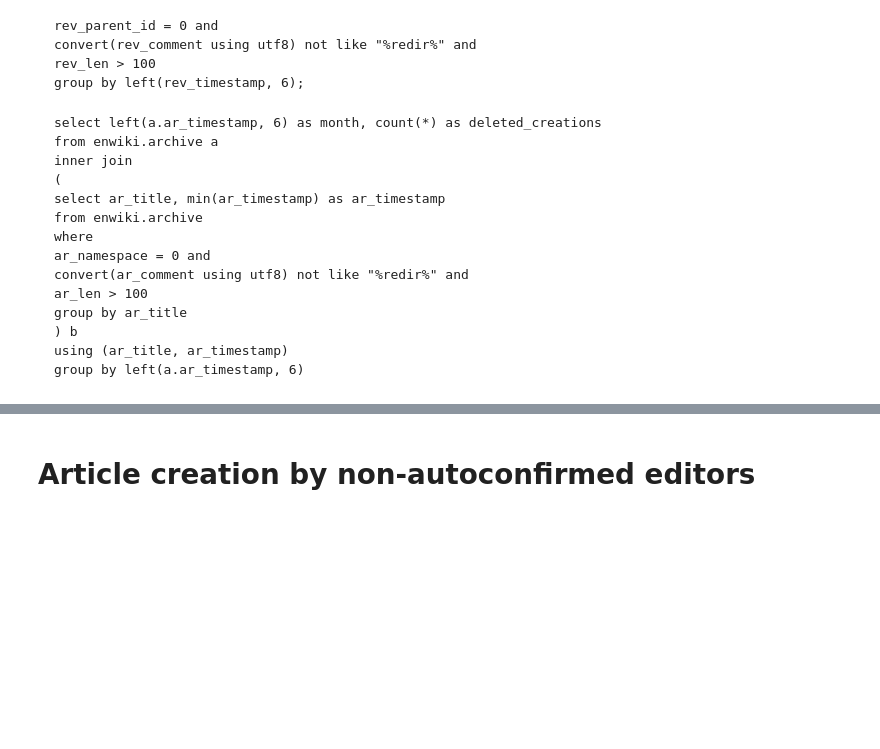
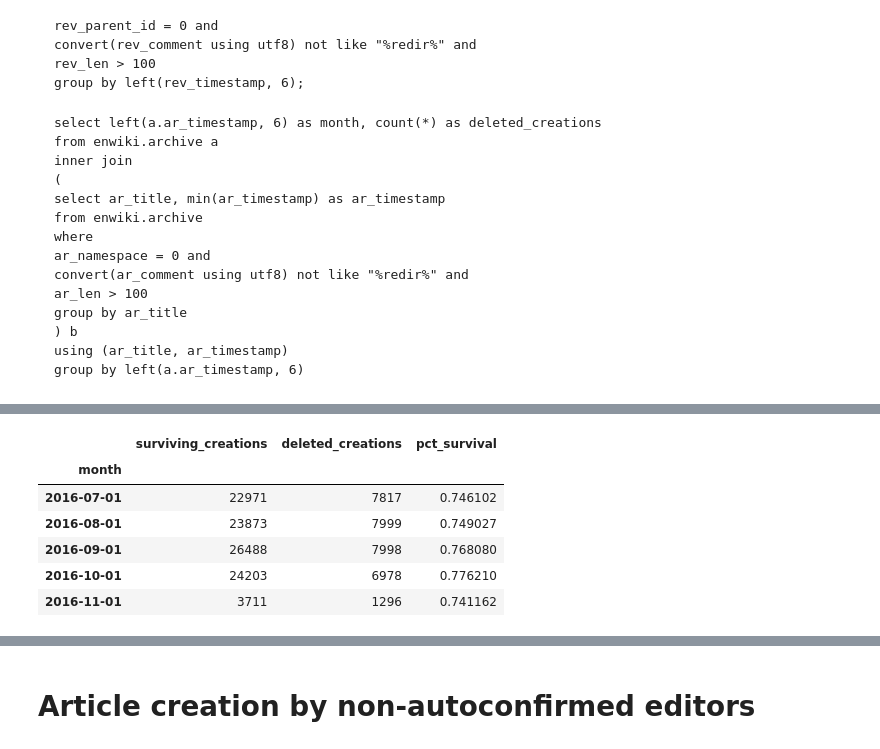
Before and after one commit to wikimedia-research/Editing-2016-10-enwiki-article-creation, a Jupyter notebook: Analysis.ipynb, the cells around one changed output, grey strips where cells are left out. Saved outputs shown, nothing was run; the diff lists cells and outputs as text; code cells hidden in the pictures; blank space fills up the shorter version.

````diff
--- a/Analysis.ipynb
+++ b/Analysis.ipynb
@@ -34,3 +40,6 @@ group by ar_title
 using (ar_title, ar_timestamp)
 group by left(a.ar_timestamp, 6)
 ```
+# %%
+survived = pd.read_table("2016-10_enwiki_surviving_creations.tsv")
+survived.head()
@@ -36,0 +53,3 @@ group by left(a.ar_timestamp, 6)
+# %%
+deleted = pd.read_table("2016-10_enwiki_deleted_creations.tsv")
+deleted.head()
@@ -36,0 +63,22 @@ group by left(a.ar_timestamp, 6)
+# %%
+survival = survived.merge(deleted, on = "month")
+survival["pct_survival"] = \
+    survival["surviving_creations"] / \
+    (survival["surviving_creations"] + survival["deleted_creations"])
+
+# Convert month column to real date
+survival["month"] = pd.to_datetime(survival["month"], format = "%Y%m")
+survival.set_index(keys = "month", inplace = True)
+
+# Get rid of incomplete data for November
+survival.drop(pd.to_datetime("2016-11-01"), inplace = True)
+
+survival.tail()
+# %% [output]
+|  | surviving_creations | deleted_creations | pct_survival |
+| month |  |  |  |
+| 2016-07-01 | 22971 | 7817 | 0.746102 |
+| 2016-08-01 | 23873 | 7999 | 0.749027 |
+| 2016-09-01 | 26488 | 7998 | 0.768080 |
+| 2016-10-01 | 24203 | 6978 | 0.776210 |
+| 2016-11-01 | 3711 | 1296 | 0.741162 |
````
Also changed, not shown: parts of 5 cells of this notebook.
